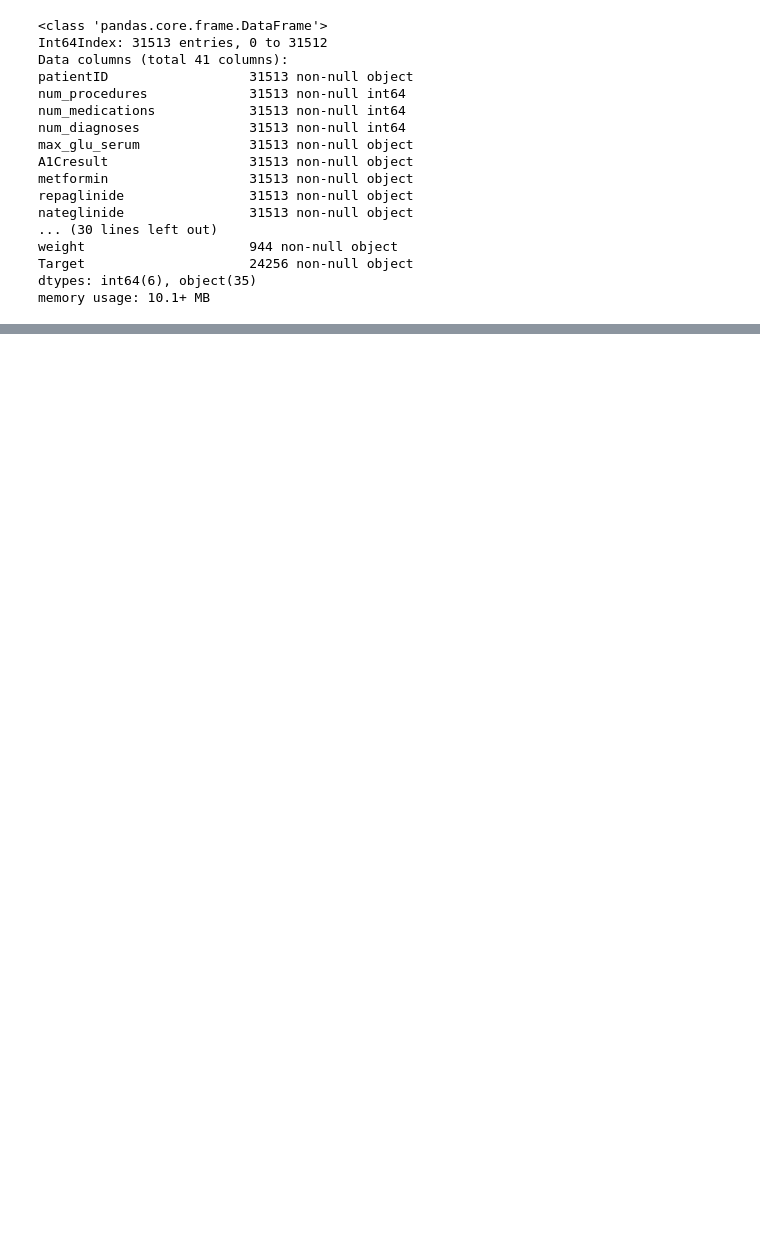
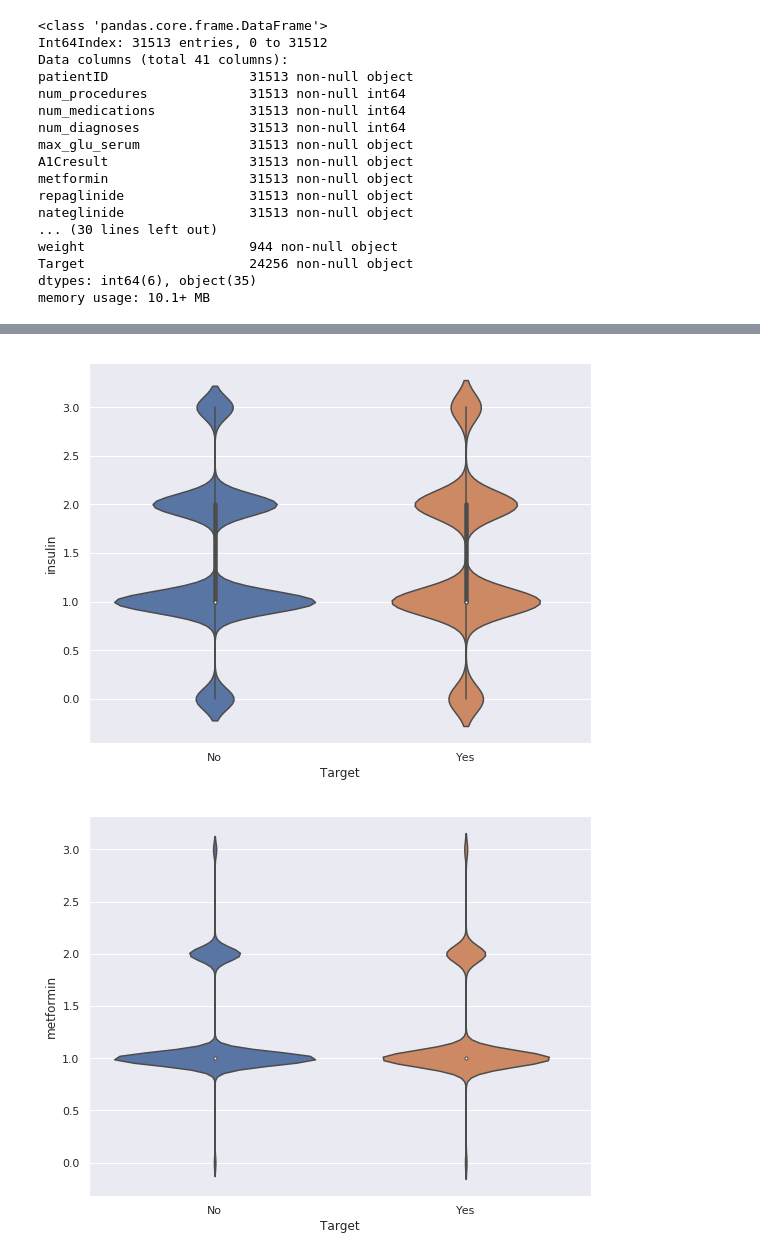
Before and after one commit to divya-nallamalli1/Python-and-ML-assignments, a Jupyter notebook: Hospital readmission ML.ipynb, the cells around one changed output, grey strips where cells are left out. Saved outputs shown, nothing was run; the diff lists cells and outputs as text; code cells hidden in the pictures; blank space fills up the shorter version.

```diff
--- a/Hospital readmission ML.ipynb
+++ b/Hospital readmission ML.ipynb
@@ -267,0 +203,10 @@ Fixed 0 or 0.00% lower outliers.
+# %%
+for y in ordinal:
+    plt.figure(figsize=(9,7))
+    sns.violinplot(x=all_features.Target, y=y, data=all_features)
+    plt.xlabel('Target', fontsize=12)
+    plt.ylabel(y, fontsize=12)
+    plt.show();
+# %% [output]
+[figure, added]
+[figure, added]
```
Also changed, not shown: parts of 35 cells of this notebook.
